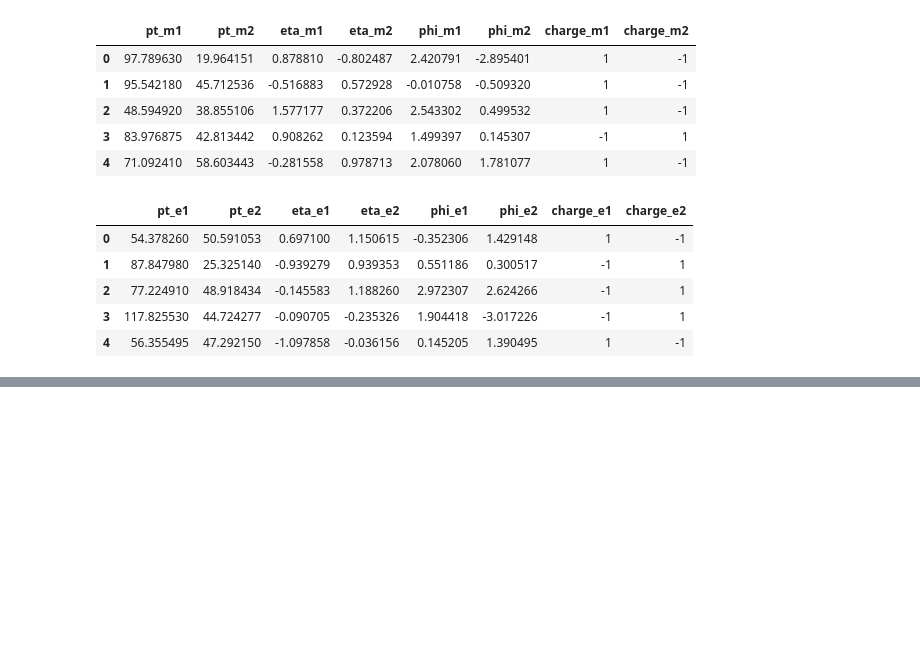
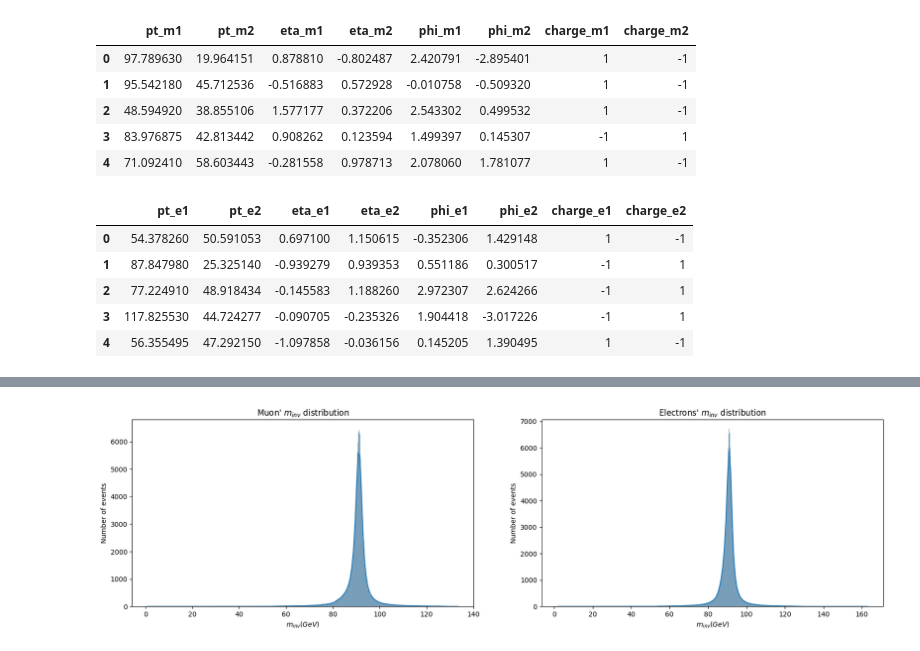
Before and after one commit to emmdaz/Higgs-Boson-LHC-Collision-Detector, a Jupyter notebook: Lepton-Invariant-Mass-Distribution.ipynb, the cells around one changed output, grey strips where cells are left out. Saved outputs shown, nothing was run; the diff lists cells and outputs as text; code cells hidden in the pictures; blank space fills up the shorter version.

Commit message:
Código para el cálculo de la masa invariante de un boson Z que decae a un par l+l-.

```diff
--- a/Lepton-Invariant-Mass-Distribution.ipynb
+++ b/Lepton-Invariant-Mass-Distribution.ipynb
@@ -331,3 +331,20 @@ df2.head()
 | 2 | 77.224910 | 48.918434 | -0.145583 | 1.188260 | 2.972307 | 2.624266 | -1 | 1 | -76.121011 | 13.010703 | -11.282394 | ... |
 | 3 | 117.825530 | 44.724277 | -0.090705 | -0.235326 | 1.904418 | -3.017226 | -1 | 1 | -38.583991 | 111.328932 | -10.702066 | ... |
 | 4 | 56.355495 | 47.292150 | -1.097858 | -0.036156 | 0.145205 | 1.390495 | 1 | -1 | 55.762424 | 8.154381 | -75.069806 | ... |
+# %%
+# We now graph the Invariant Mass distribution for each kind of lepton:
+fig, axs = plt.subplots(1, 2, figsize = (20,5))
+
+sns.histplot(df1["muon_m_inv"], bins = 1000, kde = True, ax = axs[0])
+axs[0].set_xlabel(r"$m_{inv} (GeV)$")
+axs[0].set_ylabel("Number of events")
+axs[0].set_title(r"Muon' $m_{inv}$ distribution")
+
+sns.histplot(df2["electron_m_inv"], bins = 1000, kde = True, ax = axs[1])
+axs[1].set_xlabel(r"$m_{inv} (GeV)$")
+axs[1].set_ylabel("Number of events")
+axs[1].set_title(r"Electrons' $m_{inv}$ distribution")
+
+plt.show()
+# %% [output]
+[figure, added]
```
Also changed, not shown: parts of 1 cell of this notebook.
